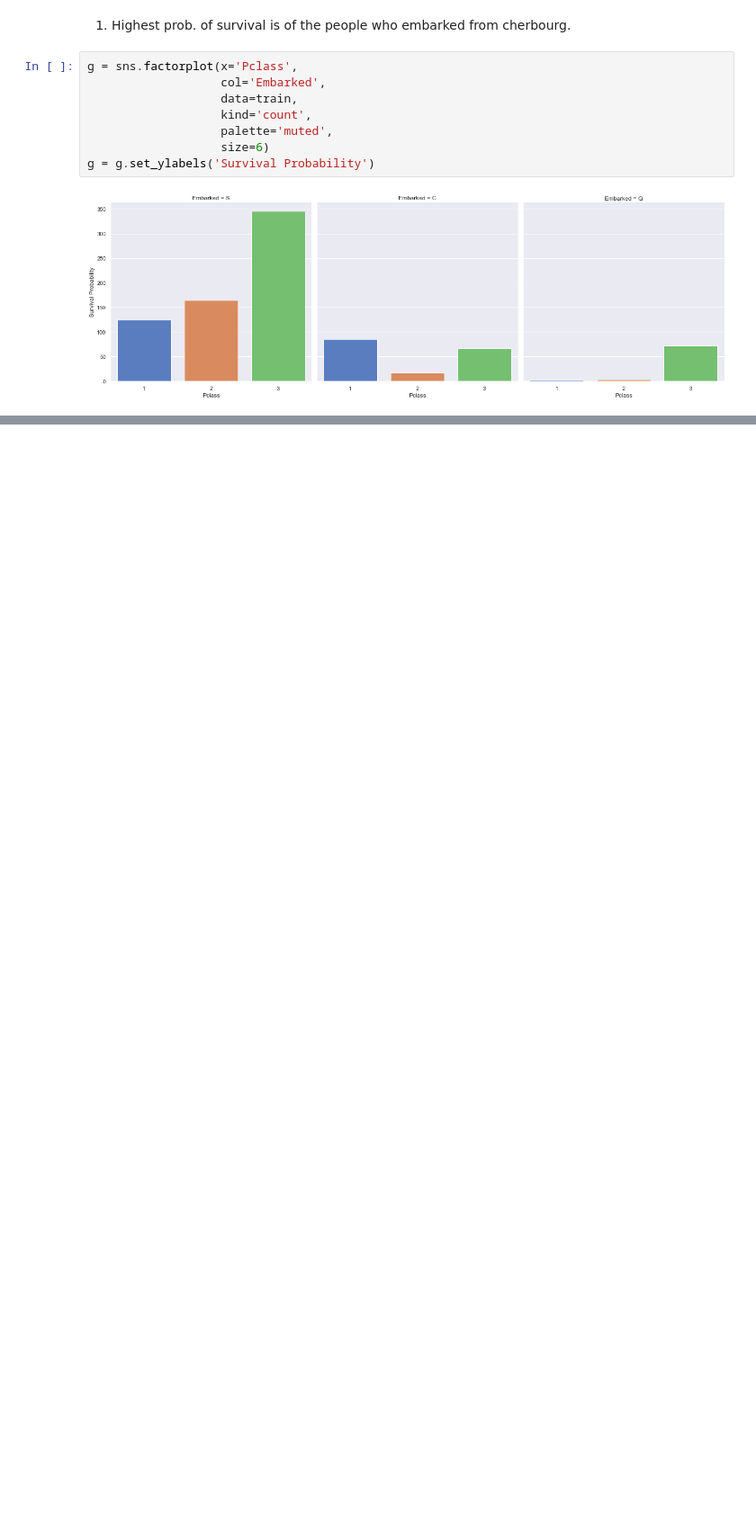
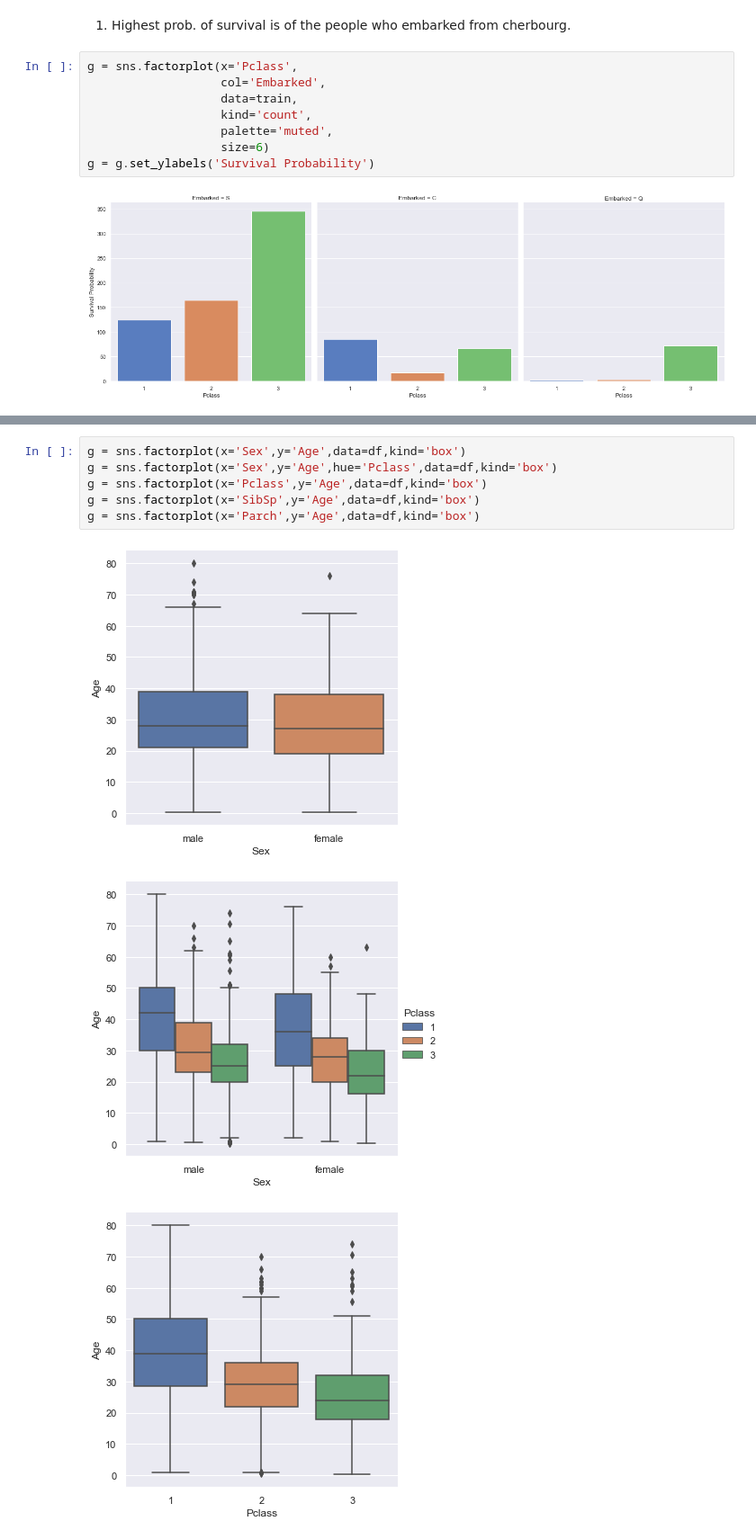
Before and after one commit to pksvv/MLEnsemble, a Jupyter notebook: Titanic.ipynb, the cells around one changed output, grey strips where cells are left out. Shown at 90% size. Saved outputs shown, nothing was run; the diff lists cells and outputs as text; blank space fills up the shorter version.

```diff
--- a/Titanic.ipynb
+++ b/Titanic.ipynb
@@ -310,0 +337,10 @@ g = g.set_ylabels('Survival Probability')
+# %%
+g = sns.factorplot(x='Sex',y='Age',data=df,kind='box')
+g = sns.factorplot(x='Sex',y='Age',hue='Pclass',data=df,kind='box')
+g = sns.factorplot(x='Pclass',y='Age',data=df,kind='box')
+g = sns.factorplot(x='SibSp',y='Age',data=df,kind='box')
+g = sns.factorplot(x='Parch',y='Age',data=df,kind='box')
+# %% [output]
+[figure, added]
+[figure, added]
+[figure, added]
```
Also changed, not shown: parts of 55 cells of this notebook.
